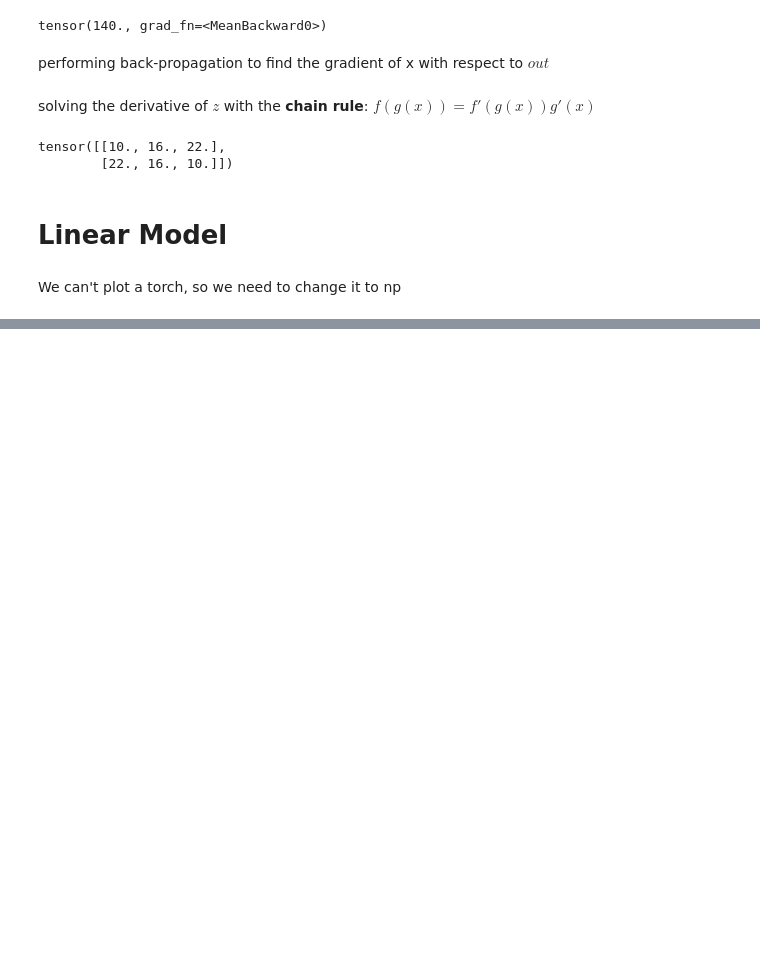
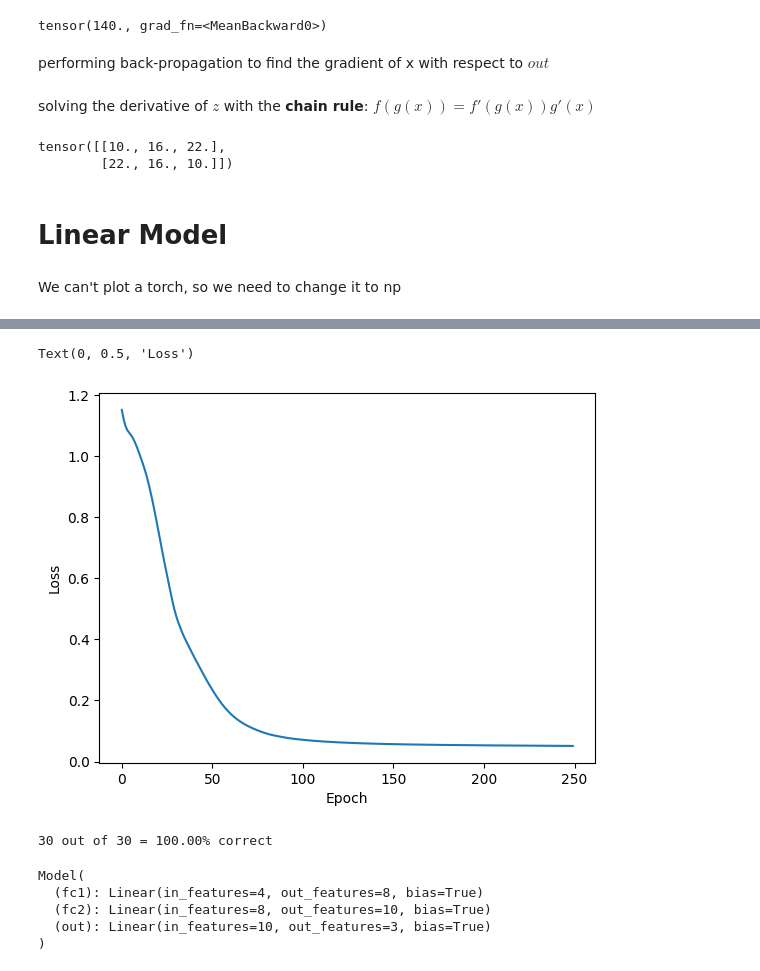
Before and after one commit to Mousavisp/DL-w-PyTorch-4-Medical-Image, a Jupyter notebook: 5. ANN Artificial Neural Networks.ipynb, the cells around one changed output, grey strips where cells are left out. Saved outputs shown, nothing was run; the diff lists cells and outputs as text; code cells hidden in the pictures; blank space fills up the shorter version.

```diff
--- a/5. ANN Artificial Neural Networks.ipynb
+++ b/5. ANN Artificial Neural Networks.ipynb
@@ -157,0 +196,10 @@ plt.plot(X.numpy(), predicted_y, 'r')
+# %%
+X_train, X_test, y_train, y_test = train_test_split(X, y, test_size=0.2)
+X_train = torch.FloatTensor(X_train)
+X_test = torch.FloatTensor(X_test)
+
+# y_train = F.one_hot(torch.LongTensor(y_train))  # not needed with Cross Entropy Loss
+# y_test = F.one_hot(torch.LongTensor(y_test))
+
+y_train = torch.LongTensor(y_train)
+y_test = torch.LongTensor(y_test)
@@ -157,0 +209,21 @@ plt.plot(X.numpy(), predicted_y, 'r')
+# %%
+criterion = nn.CrossEntropyLoss()
+optimizer = torch.optim.Adam(model.parameters(), lr=0.01)
+# %%
+epochs = 250
+losses = list()
+
+for i in range(epochs):
+    # Forward Propagation
+    y_pred = model.forward(X_train)
+
+    loss = criterion(y_pred, y_train)
+    losses.append(loss)
+
+    if i % 10 == 0:
+        print(f"Epoch: {i} Loss: {loss}")
+
+    # Back Propagation
+    optimizer.zero_grad()
+    loss.backward()
+    optimizer.step()
@@ -157,0 +248,20 @@ plt.plot(X.numpy(), predicted_y, 'r')
+# %%
+for i in range(epochs):
+    losses[i]=losses[i].detach().numpy()
+# %%
+plt.plot(range(epochs), losses)
+plt.xlabel('Epoch')
+plt.ylabel('Loss')
+# %% [output]
+Text(0, 0.5, 'Loss')
+[figure, added]
+# %%
+correct = 0
+with torch.no_grad():
+    for idx,data in enumerate(X_test):
+        y_val = model.forward(data)
+        if y_val.argmax().item() == y_test[idx]:
+            correct += 1
+print(f'\n{correct} out of {len(y_test)} = {100*correct/len(y_test):.2f}% correct')
+# %% [output]
+30 out of 30 = 100.00% correct
@@ -157,0 +270,10 @@ plt.plot(X.numpy(), predicted_y, 'r')
+# %%
+new_model = Model()
+new_model.load_state_dict(torch.load('Iris_Model.pt'))
+new_model.eval()
+# %% [output]
+Model(
+  (fc1): Linear(in_features=4, out_features=8, bias=True)
+  (fc2): Linear(in_features=8, out_features=10, bias=True)
+  (out): Linear(in_features=10, out_features=3, bias=True)
+)
```
Also changed, not shown: parts of 16 cells of this notebook.
